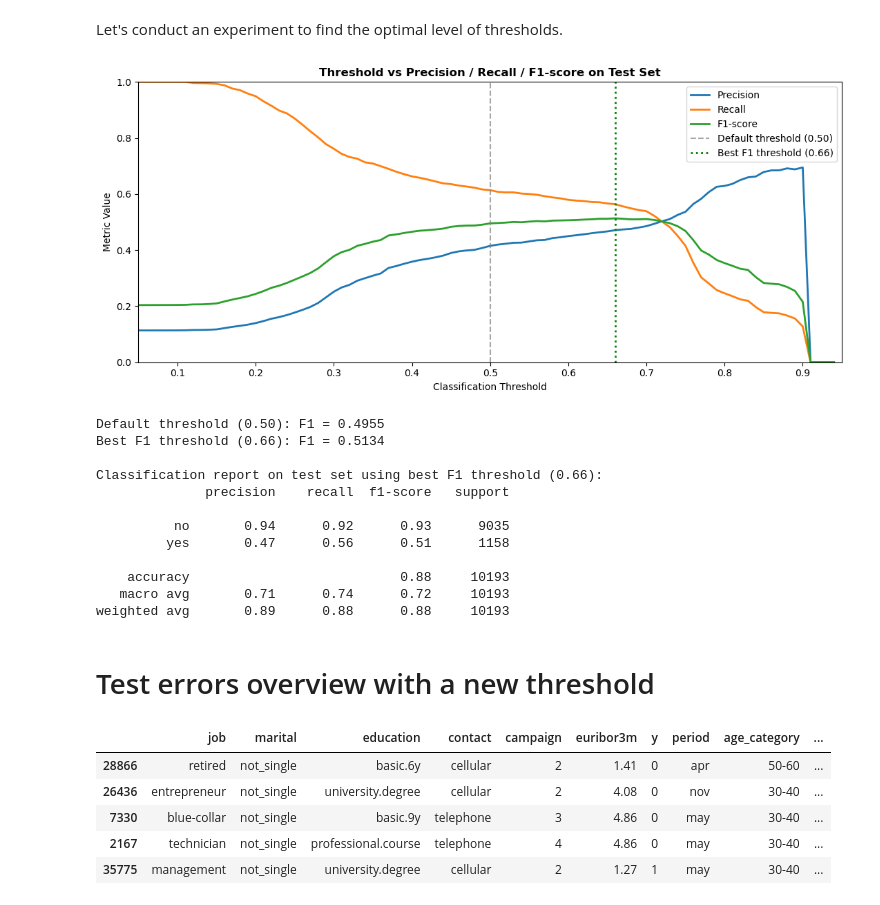
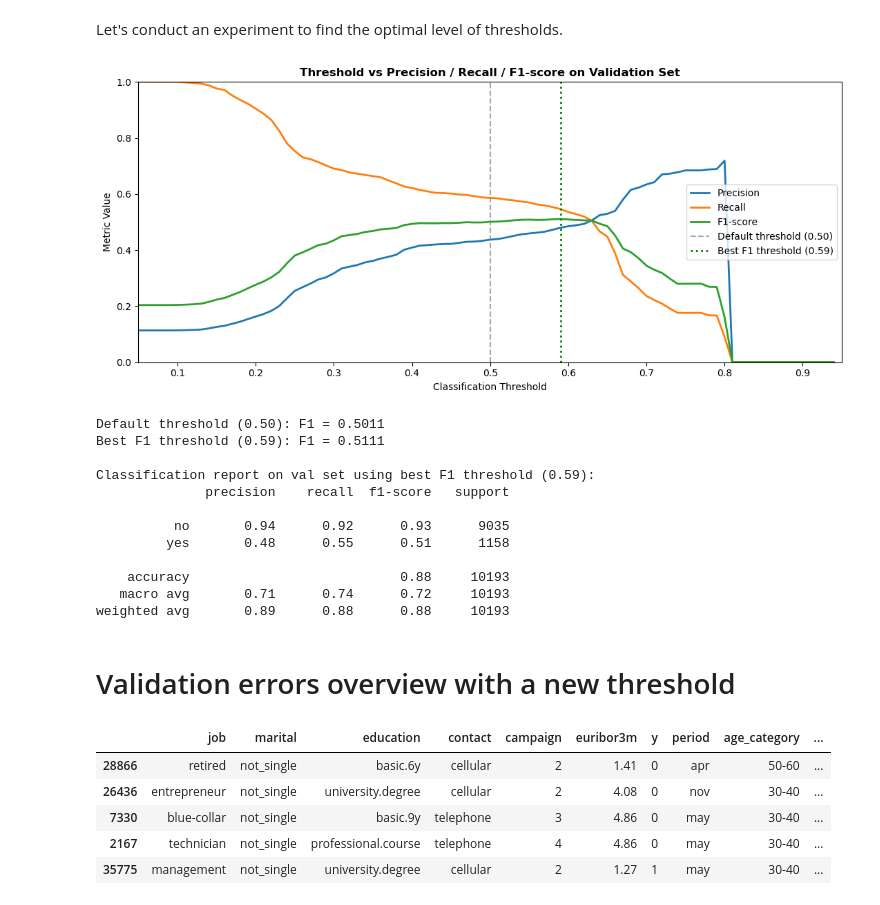
Before and after one commit to Bukhanovskyi/Bank_Marketing_Dataset_Machine_Learning_Project, a Jupyter notebook: Mid_term_Project.ipynb, the cells around one changed output. Drawn from its saved outputs; the diff is of its cells as text; code cells hidden in the pictures.

```diff
--- a/Mid_term_Project.ipynb
+++ b/Mid_term_Project.ipynb
@@ -1049,7 +1049,7 @@ import lightgbm as lgb
 from hyperopt.early_stop import no_progress_loss
 # %%
 X_train = train_inputs[num_cols + encoded_cols].copy()
-X_test = test_inputs[num_cols + encoded_cols].copy()
+X_val = val_inputs[num_cols + encoded_cols].copy()
 # %% [markdown]
 ### Function for comparing models
 # %%
@@ -1491,17 +1497,17 @@ final_clf = xgb.XGBClassifier(
 final_clf.fit(
     X_train,
     train_target,
-    eval_set=[(X_test, test_target)],
+    eval_set=[(X_val, val_target)],
     verbose=False
 )
 
 
 train_proba = final_clf.predict_proba(X_train)[:, 1]
-test_proba = final_clf.predict_proba(X_test)[:, 1]
+val_proba = final_clf.predict_proba(X_val)[:, 1]
 
 train_auc = roc_auc_score(train_target, train_proba)
-test_auc = roc_auc_score(test_target, test_proba)
+val_auc = roc_auc_score(val_target, val_proba)
 
 print(f'Train AUROC: {train_auc:.4f}')
-print(f'Test AUROC: {test_auc:.4f}')
+print(f'Validation AUROC: {val_auc:.4f}')
 # %% [output]
@@ -1553,15 +1561,15 @@ def objective(params):
     clf.fit(
         train_inputs,
         train_target,
-        eval_set=[(X_test, test_target)],
+        eval_set=[(X_val, val_target)],
         eval_metric='auc'
     )
 
-    test_proba = clf.predict_proba(X_test)[:, 1]
-    test_auc = roc_auc_score(test_target, test_proba)
+    val_proba = clf.predict_proba(X_val)[:, 1]
+    val_auc = roc_auc_score(val_target, val_proba)
 
     return {
-        'loss': -test_auc,
+        'loss': -val_auc,
         'status': STATUS_OK
     }
 
@@ -1627,16 +1635,16 @@ final_lgb_clf = lgb.LGBMClassifier(
 final_lgb_clf.fit(
     X_train,
     train_target,
-    eval_set=[(X_test, test_target)],
+    eval_set=[(X_val, val_target)],
     eval_metric='auc'
 )
 
 train_proba = final_lgb_clf.predict_proba(X_train)[:, 1]
-test_proba = final_lgb_clf.predict_proba(X_test)[:, 1]
+val_proba = final_lgb_clf.predict_proba(X_val)[:, 1]
 
 train_auc = roc_auc_score(train_target, train_proba)
-test_auc = roc_auc_score(test_target, test_proba)
+val_auc = roc_auc_score(val_target, val_proba)
 
 print(f'Train AUROC: {train_auc:.4f}')
-print(f'Validation AUROC: {test_auc:.4f}')
+print(f'Validation AUROC: {val_auc:.4f}')
 # %% [output]
@@ -1991,7 +2019,7 @@ Let's conduct an experiment to find the optimal level of thresholds.
 # Experiment to find the optimal threshold
 
 # Getting the probabilities of the positive class
-y_prob_test = final_lgb_clf.predict_proba(X_test)[:, 1]
+y_prob_val = final_lgb_clf.predict_proba(X_val)[:, 1]
 
 # Range of thresholds
 thresholds = np.arange(0.05, 0.95, 0.01)
@@ -2003,11 +2031,11 @@ f1s = []
 
 # Calculating metrics for each threshold
 for t in thresholds:
-    y_pred_t = (y_prob_test >= t).astype(int)
+    y_pred_t = (y_prob_val >= t).astype(int)
 
-    precisions.append(precision_score(test_target, y_pred_t, zero_division=0))
-    recalls.append(recall_score(test_target, y_pred_t, zero_division=0))
-    f1s.append(f1_score(test_target, y_pred_t, zero_division=0))
+    precisions.append(precision_score(val_target, y_pred_t, zero_division=0))
+    recalls.append(recall_score(val_target, y_pred_t, zero_division=0))
+    f1s.append(f1_score(val_target, y_pred_t, zero_division=0))
 
 # Best threshold by F1
 best_idx = np.argmax(f1s)
@@ -2032,52 +2060,52 @@ ax.axvline(
     linestyle='--',
     alpha=0.7,
     label='Default threshold (0.50)'
 )
 
 # Line for the best F1 threshold
 ax.axvline(
     best_threshold_f1,
     color='green',
     linestyle=':',
     linewidth=2,
     label=f'Best F1 threshold ({best_threshold_f1:.2f})'
 )
 
 ax.set_xlabel('Classification Threshold')
 ax.set_ylabel('Metric Value')
-ax.set_title('Threshold vs Precision / Recall / F1-score on Test Set', fontweight='bold')
+ax.set_title('Threshold vs Precision / Recall / F1-score on Validation Set', fontweight='bold')
 ax.set_xlim(0.05, 0.95)
 ax.set_ylim(0, 1)
 ax.legend()
 
 plt.tight_layout()
 plt.show()
 
 # Output results
 print(f'Default threshold (0.50): F1 = {default_f1:.4f}')
 print(f'Best F1 threshold ({best_threshold_f1:.2f}): F1 = {best_f1:.4f}')
 
 # Evaluating the model with the optimal threshold
-y_pred_test_tuned = (y_prob_test >= best_threshold_f1).astype(int)
+y_pred_val_tuned = (y_prob_val >= best_threshold_f1).astype(int)
 
-print(f'\nClassification report on test set using best F1 threshold ({best_threshold_f1:.2f}):')
-print(classification_report(test_target, y_pred_test_tuned, target_names=['no', 'yes']))
+print(f'\nClassification report on val set using best F1 threshold ({best_threshold_f1:.2f}):')
+print(classification_report(val_target, y_pred_val_tuned, target_names=['no', 'yes']))
 # %% [output]
-[figure, old version]
+[figure, new version]
-Default threshold (0.50): F1 = 0.4955
-Best F1 threshold (0.66): F1 = 0.5134
+Default threshold (0.50): F1 = 0.5011
+Best F1 threshold (0.59): F1 = 0.5111
 
-Classification report on test set using best F1 threshold (0.66):
+Classification report on val set using best F1 threshold (0.59):
               precision    recall  f1-score   support
 
           no       0.94      0.92      0.93      9035
-         yes       0.47      0.56      0.51      1158
+         yes       0.48      0.55      0.51      1158
 
     accuracy                           0.88     10193
    macro avg       0.71      0.74      0.72     10193
 weighted avg       0.89      0.88      0.88     10193
 # %% [markdown]
-# Test errors overview with a new threshold
+# Validation errors overview with a new threshold
 # %%
 # Update the error dataframe
 y_pred = (y_prob >= best_threshold_f1).astype(int)
```
Also changed, not shown: parts of 54 cells of this notebook.
